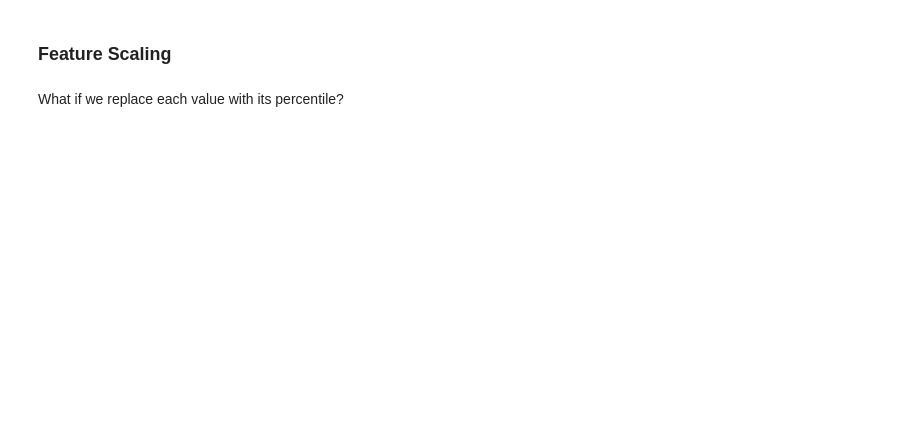
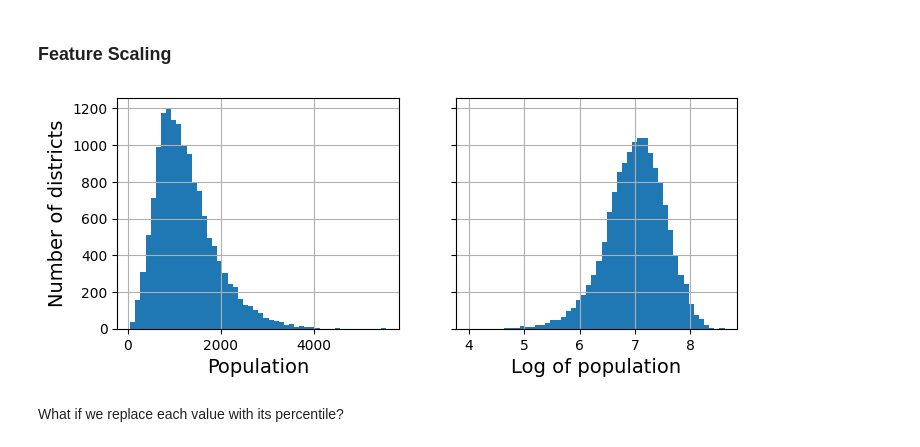
Before and after one commit to leslie-zi-pan/handson-ml3, a Jupyter notebook: 02_end_to_end_machine_learning_project.ipynb, the cells around one changed output. Saved outputs shown, nothing was run; the diff lists cells and outputs as text; code cells hidden in the pictures; blank space fills up the shorter version.

Commit message:
Work thru all to transformation pipelines

```diff
--- a/02_end_to_end_machine_learning_project.ipynb
+++ b/02_end_to_end_machine_learning_project.ipynb
@@ -353,8 +393,8 @@ imputer = SimpleImputer(strategy="median")
 # %% [markdown]
 Separating out the numerical attributes to use the `"median"` strategy (as it cannot be calculated on text attributes like `ocean_proximity`):
 # %%
-df_train_num = df_train.select_dtypes(include=[np.number])
-imputer.fit(df_train_num)
+X_train_num = X_train.select_dtypes(include=[np.number])
+imputer.fit(X_train_num)
 
 imputer.statistics_
 # %% [output]
@@ -375,7 +415,7 @@ There are also more powerful imputers available in the sklearn.impute package (b
 # %% [markdown]
 Transform the training set:
 # %%
-X = imputer.transform(df_train_num)
+X = imputer.transform(X_train_num)
 # %%
 imputer.feature_names_in_
 # %% [output]
@@ -485,13 +636,15 @@ housing_num_std_scaled = std_scaler.fit_transform(housing_num)
 # %%
-# extra code – this cell generates Figure 2–17
+# Below converts the data to a gaussian which is more appropriate to feed into an ML Model
 fig, axs = plt.subplots(1, 2, figsize=(8, 3), sharey=True)
-housing["population"].hist(ax=axs[0], bins=50)
-housing["population"].apply(np.log).hist(ax=axs[1], bins=50)
+X_train["population"].hist(ax=axs[0], bins=50)
+X_train["population"].apply(np.log).hist(ax=axs[1], bins=50)
 axs[0].set_xlabel("Population")
 axs[1].set_xlabel("Log of population")
 axs[0].set_ylabel("Number of districts")
-save_fig("long_tail_plot")
+
 plt.show()
+# %% [output]
+[figure, added]
 # %% [markdown]
 What if we replace each value with its percentile?
 # %%
```
Also changed, not shown: parts of 72 cells of this notebook.
